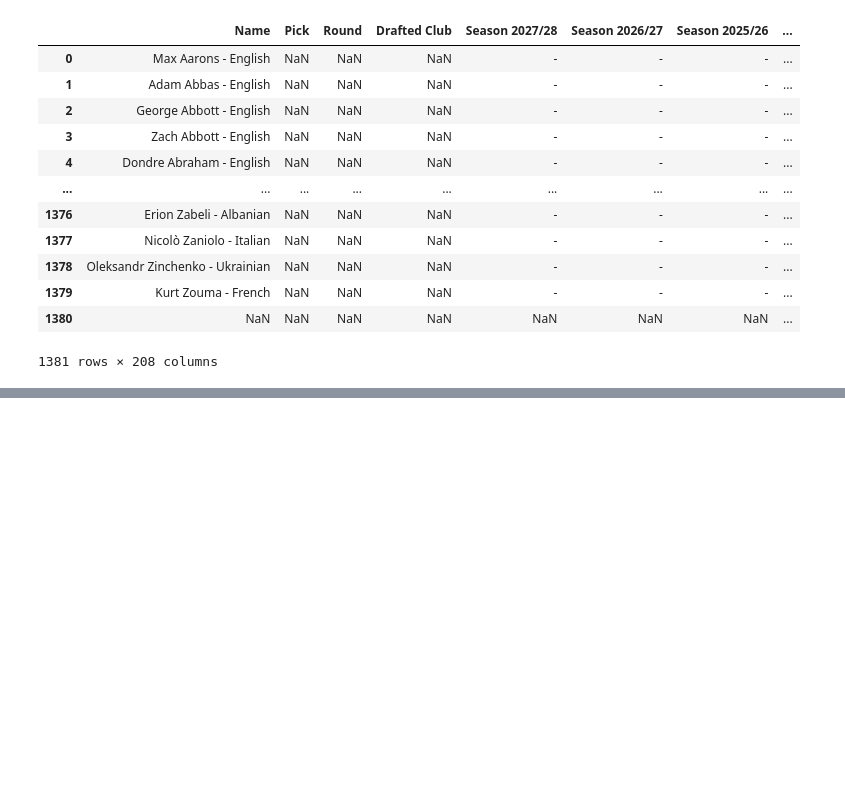
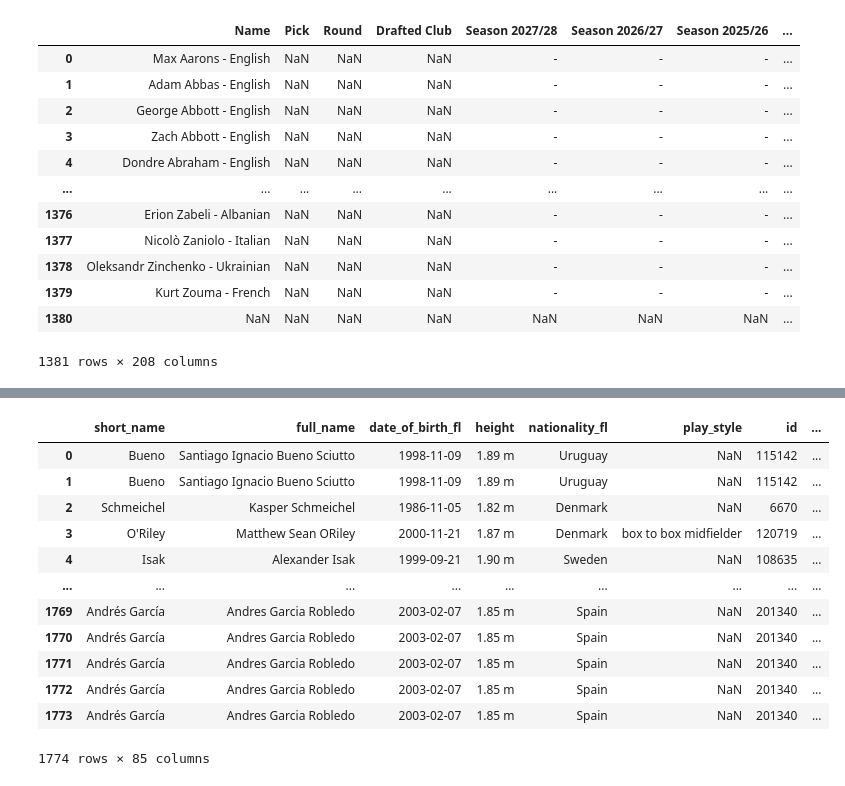
Before and after one commit to dave-mannion/football, a Jupyter notebook: eda.ipynb, the cells around one changed output, grey strips where cells are left out. Saved outputs shown, nothing was run; the diff lists cells and outputs as text; code cells hidden in the pictures; blank space fills up the shorter version.

```diff
--- a/eda.ipynb
+++ b/eda.ipynb
@@ -140,0 +360,24 @@ epl[fm23_cols]
+# %%
+fl_players = pd.read_csv('data/football_lineups/player_dataset/players_dataset.csv')
+fl_players['date_of_birth'] = (pd.to_datetime(fl_players['date_of_birth']).dt.date).astype(str)
+
+fl_players['date_of_birth_short_name']=fl_players['date_of_birth']+fl_players['short_name']
+fl_players['date_of_birth_nationality']= fl_players['date_of_birth'] + fl_players['nationality']
+# %%
+merged = pd.merge(fl_players, fm2023, left_on='date_of_birth_nationality', right_on='date_of_birth_nationality', how='inner', suffixes=('_fl', '_fm2023'))
+# %%
+merged
+# %% [output]
+|  | short_name | full_name | date_of_birth_fl | height | nationality_fl | play_style | id | ... |
+| 0 | Bueno | Santiago Ignacio Bueno Sciutto | 1998-11-09 | 1.89 m | Uruguay | NaN | 115142 | ... |
+| 1 | Bueno | Santiago Ignacio Bueno Sciutto | 1998-11-09 | 1.89 m | Uruguay | NaN | 115142 | ... |
+| 2 | Schmeichel | Kasper Schmeichel | 1986-11-05 | 1.82 m | Denmark | NaN | 6670 | ... |
+| 3 | O'Riley | Matthew Sean ORiley | 2000-11-21 | 1.87 m | Denmark | box to box midfielder | 120719 | ... |
+| 4 | Isak | Alexander Isak | 1999-09-21 | 1.90 m | Sweden | NaN | 108635 | ... |
+| ... | ... | ... | ... | ... | ... | ... | ... | ... |
+| 1769 | Andrés García | Andres Garcia Robledo | 2003-02-07 | 1.85 m | Spain | NaN | 201340 | ... |
+| 1770 | Andrés García | Andres Garcia Robledo | 2003-02-07 | 1.85 m | Spain | NaN | 201340 | ... |
+| 1771 | Andrés García | Andres Garcia Robledo | 2003-02-07 | 1.85 m | Spain | NaN | 201340 | ... |
+| 1772 | Andrés García | Andres Garcia Robledo | 2003-02-07 | 1.85 m | Spain | NaN | 201340 | ... |
+| 1773 | Andrés García | Andres Garcia Robledo | 2003-02-07 | 1.85 m | Spain | NaN | 201340 | ... |
+1774 rows × 85 columns
```
Also changed, not shown: parts of 13 cells of this notebook.
